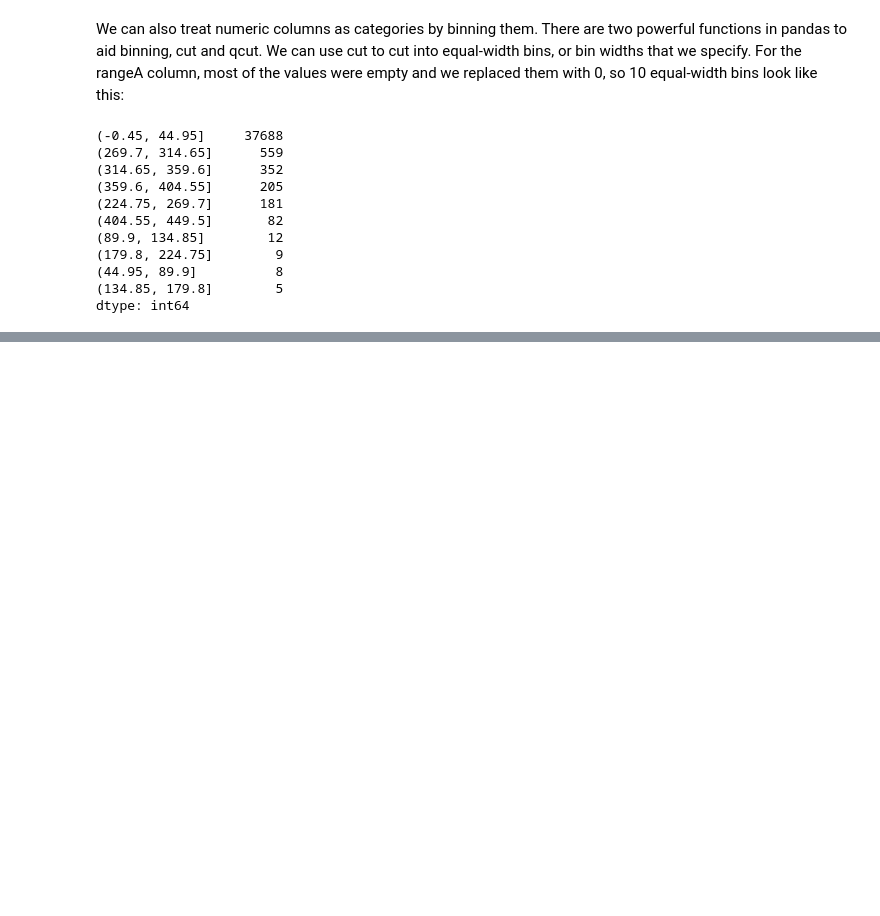
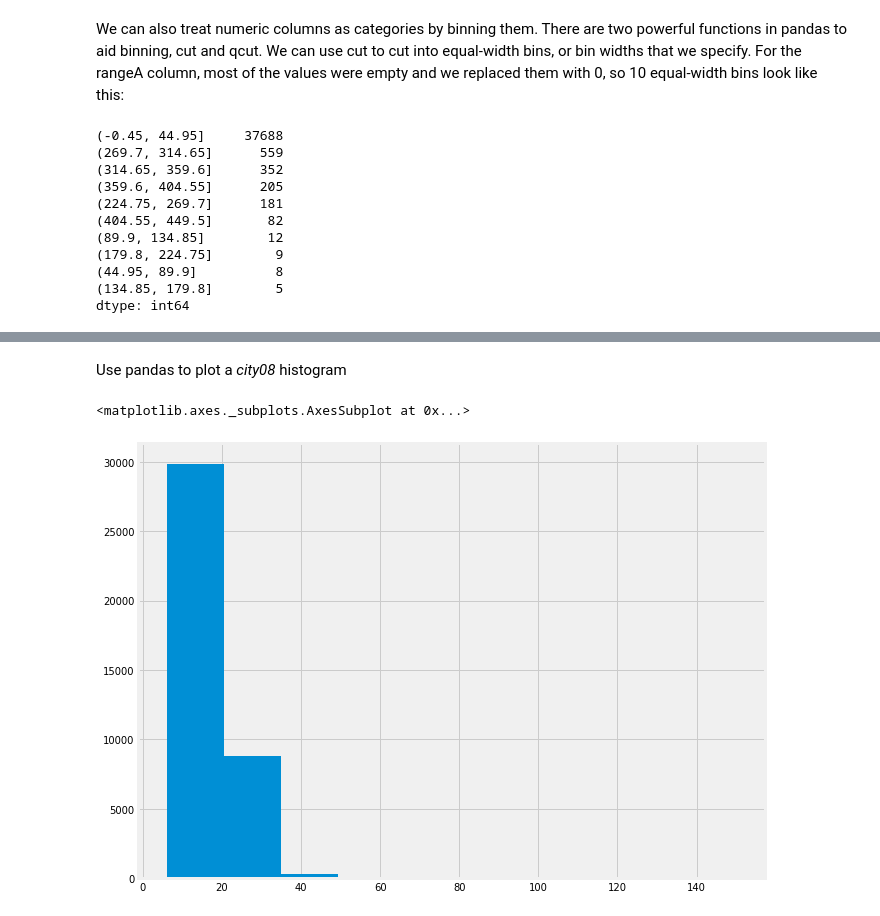
Before and after one commit to dajebbar/python-pract, a Jupyter notebook: work/data_analysis/pandas_cookbook_1.x/ch05/c5_code.ipynb, the cells around one changed output, grey strips where cells are left out. Drawn from its saved outputs; the diff is of its cells as text; code cells hidden in the pictures; blank space fills up the shorter version.

```diff
--- a/work/data_analysis/pandas_cookbook_1.x/ch05/c5_code.ipynb
+++ b/work/data_analysis/pandas_cookbook_1.x/ch05/c5_code.ipynb
@@ -683,0 +791,8 @@ dtype: int64
+# %% [markdown]
+Use pandas to plot a *city08* histogram
+# %%
+fig, ax = plt.subplots(figsize=(10, 8))
+fueleco.city08.hist(ax=ax)
+# %% [output]
+<matplotlib.axes._subplots.AxesSubplot at 0x...>
+[figure, added]
```
Also changed, not shown: parts of 25 cells of this notebook.
